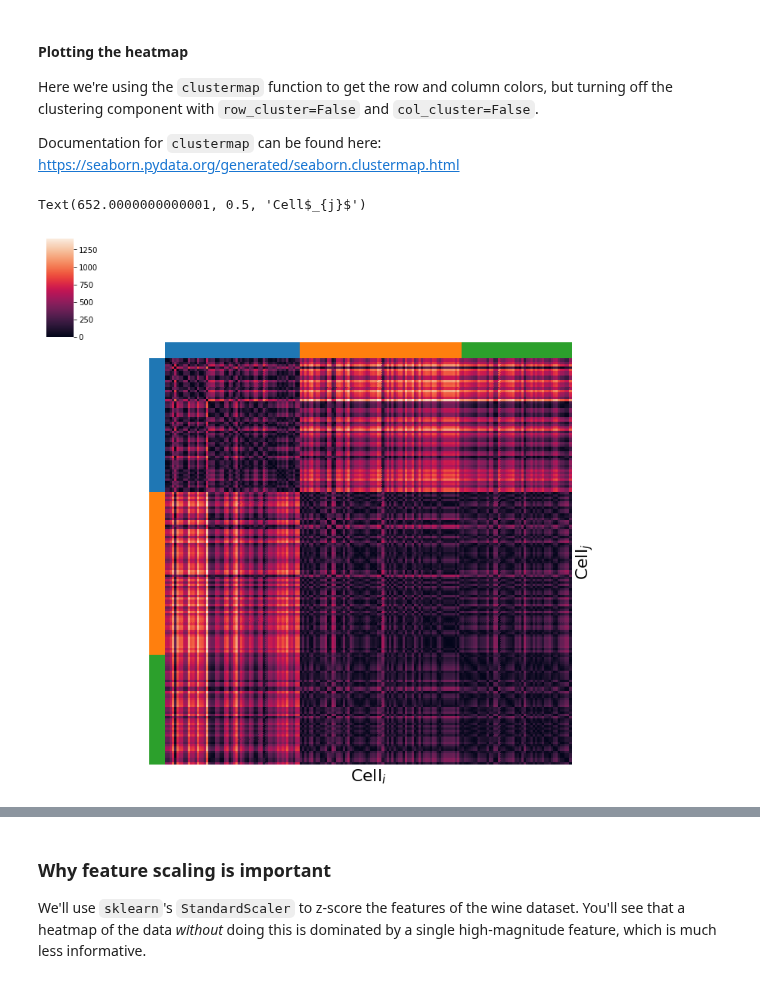
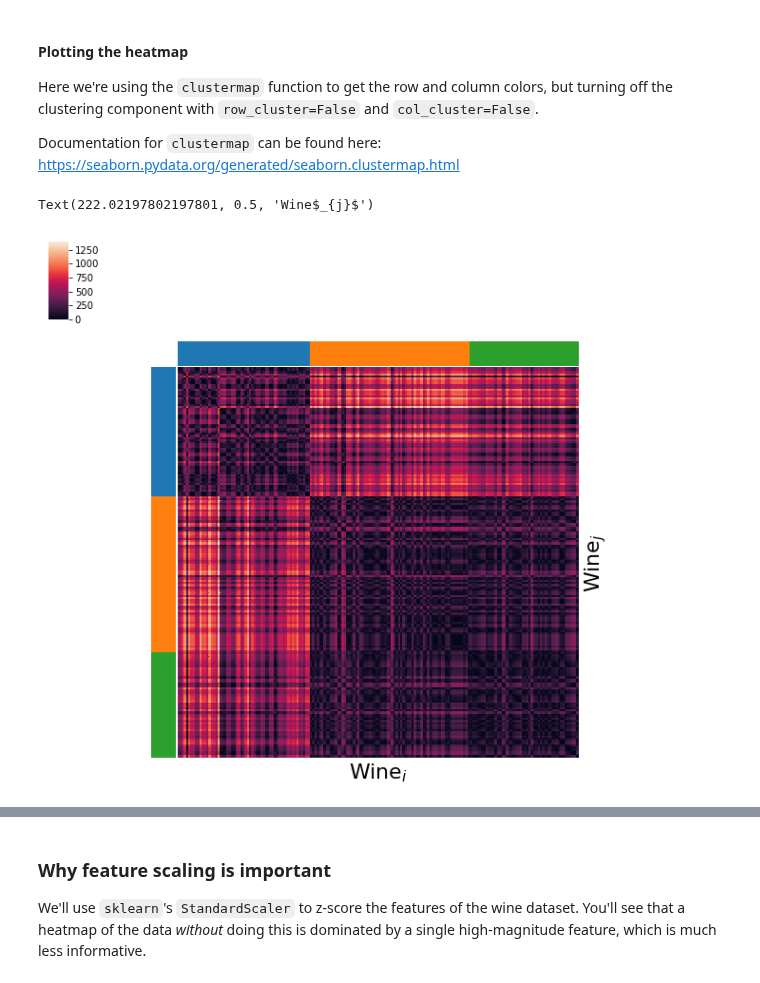
Before and after one commit to KrishnaswamyLab/SingleCellWorkshop, a Jupyter notebook: exercises/Introduction_to_Manifold_Learning/notebooks/00_Answers_Plotting_UCI_wine.ipynb, the cells around one changed output, grey strips where cells are left out. Saved outputs shown, nothing was run; the diff lists cells and outputs as text; code cells hidden in the pictures.

```diff
--- a/exercises/Introduction_to_Manifold_Learning/notebooks/00_Answers_Plotting_UCI_wine.ipynb
+++ b/exercises/Introduction_to_Manifold_Learning/notebooks/00_Answers_Plotting_UCI_wine.ipynb
@@ -296,15 +292,15 @@ Documentation for `clustermap` can be found here: https://seaborn.pydata.org/gen
 # %%
 cg = sns.clustermap(pairwise_distances,
                row_colors=plt.cm.tab10(wine['target']),
                col_colors=plt.cm.tab10(wine['target']),
                row_cluster=False, col_cluster=False,
                xticklabels=[], yticklabels=[])
 
-cg.ax_heatmap.set_xlabel(r'Cell$_{i}$', fontsize=22)
-cg.ax_heatmap.set_ylabel(r'Cell$_{j}$', fontsize=22, rotation=90)
+cg.ax_heatmap.set_xlabel(r'Wine$_{i}$', fontsize=22)
+cg.ax_heatmap.set_ylabel(r'Wine$_{j}$', fontsize=22, rotation=90)
 # %% [output]
-Text(652.0000000000001, 0.5, 'Cell$_{j}$')
+Text(222.02197802197801, 0.5, 'Wine$_{j}$')
-[figure, old version]
+[figure, new version]
 # %% [markdown]
 ### Discussion
 
```
Also changed, not shown: parts of 11 cells of this notebook, 3 other files.
